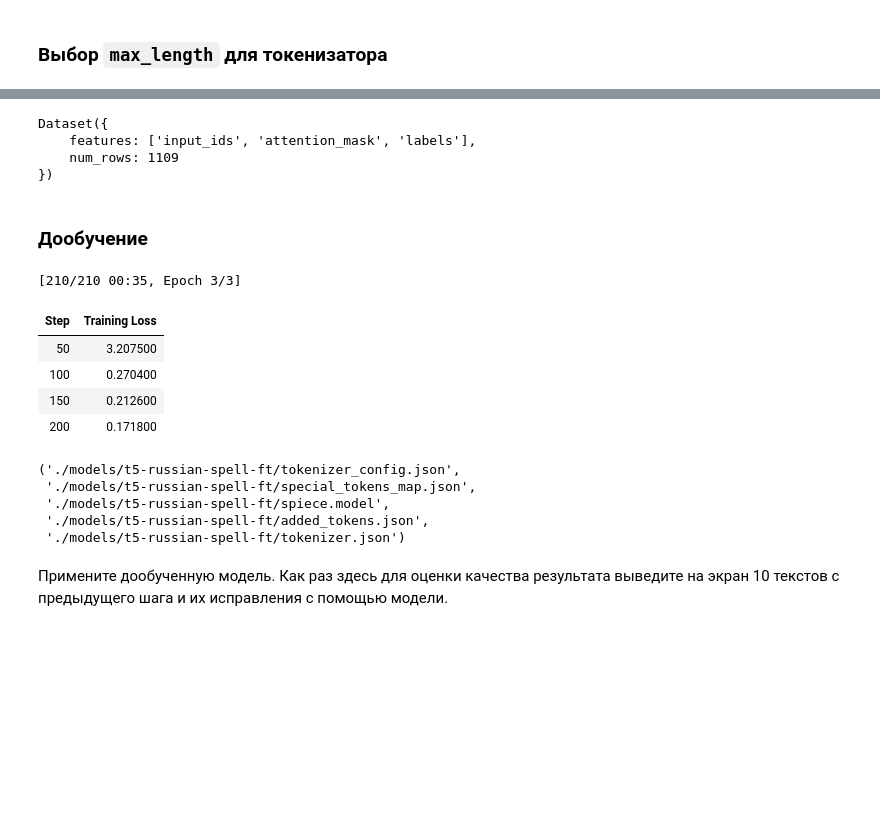
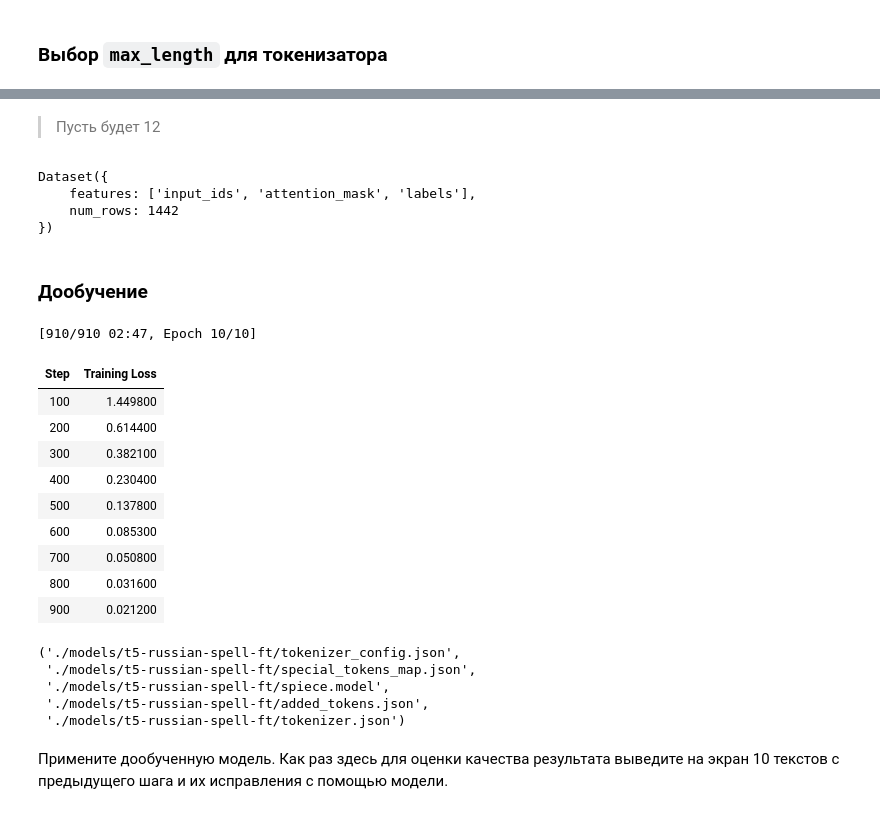
Before and after one commit to psaw/GM-HSE-AI-masters-course, a Jupyter notebook: homeworks/base/GenDL_HT1_base.ipynb, the cells around one changed output, grey strips where cells are left out. Drawn from its saved outputs; the diff is of its cells as text; code cells hidden in the pictures; blank space fills up the shorter version.

Commit message:
Step 6 - WIP

```diff
--- a/homeworks/base/GenDL_HT1_base.ipynb
+++ b/homeworks/base/GenDL_HT1_base.ipynb
@@ -306,22 +339,14 @@ print("Все файлы обработаны!")
 # %%
 import random
 
-# фильтруем файлы от последующих шагов
-txt_files = [
-    f for f in DATA_ROOT.rglob("*.txt") if not f.name.endswith("_t5.txt") and not f.name.endswith("_t5_ft.txt")
-]
-sample_txt_files = random.sample(txt_files, k=min(10, len(txt_files)))
+sample_txt_files = random.sample(created_files, k=min(10, len(created_files)))
 
 print("10 случайных транскрипций:")
 print("=" * 50)
 
 for txt_file in sample_txt_files:
-    with open(txt_file, "r", encoding="utf-8") as f:
-        transcription = f.read().strip()
-
-    print(f"Файл: {txt_file.name}")
-    print(f"Транскрипция: {transcription}")
-    print("-" * 40)
+    transcription = txt_file.read_text(encoding='utf-8').strip()
+    print(f"{txt_file.name} : {transcription}")
 # %% [output]
 10 случайных транскрипций:
 ==================================================
@@ -554,0 +646,8 @@ def parse_generated_pairs(text):
+# %%
+# test
+json_response = generate_spell_correction_pairs(10)
+if json_response:
+    pairs = parse_structured_pairs(json_response)
+    print(f"Получено {len(pairs)} пар:")
+    for error, correction in pairs[:5]:
+        print(f"{error} => {correction}")
@@ -613,0 +720,8 @@ random.sample(all_pairs, k=min(10, len(all_pairs)))
+# %%
+# собираем сохраненные промежуточные файлы
+# на моем сервере сохранены несколько файлов, поэтому массив уже 1500+ пар
+all_pairs = []
+for file in Path(".").glob("all_pairs*.json"):
+    all_pairs.extend(json.loads(file.read_text(encoding="utf-8")))
+
+print(f"Итого собрано {len(all_pairs)} пар")
@@ -827,5 +933,7 @@ plt.show()
+# %% [markdown]
+> Пусть будет 12
 # %%
-MAX_LENGTH = 16
+MAX_LENGTH = 12
 # Токенизация
 def preprocess_batch(batch):
     model_inputs = t5_ft_tokenizer(
@@ -849,12 +957,12 @@ dataset_2_tok = dataset_2.map(
     batched=True,
     remove_columns=['input', 'target', '__index_level_0__']
 )
+
+dataset_2_tok['train']
+# %% [output]
+Dataset({
+    features: ['input_ids', 'attention_mask', 'labels'],
+    num_rows: 1442
+})
-# %%
-dataset_2_tok['train']
-# %% [output]
-Dataset({
-    features: ['input_ids', 'attention_mask', 'labels'],
-    num_rows: 1109
-})
 # %% [markdown]
 ### Дообучение
@@ -863,4 +969,6 @@ dataset.set_format(type='torch', device='cuda')
 # %%
+dataset.set_format(type='torch', device='cuda')
+
 # Data collator
 data_collator = DataCollatorForSeq2Seq(
     tokenizer=t5_ft_tokenizer,
@@ -874,45 +982,50 @@ output_dir = "./models/t5-russian-spell-ft"
 training_args = Seq2SeqTrainingArguments(
     output_dir=output_dir,
     overwrite_output_dir=True,
-    num_train_epochs=3,
+    num_train_epochs=10,
     per_device_train_batch_size=16,
     per_device_eval_batch_size=16,
-    learning_rate=3e-5,
+    learning_rate=1e-3,
     weight_decay=0.01,
     warmup_ratio=0.1,
     lr_scheduler_type="linear",
     save_strategy="epoch",
     logging_strategy="steps",
-    logging_steps=50,
+    logging_steps=100,
     predict_with_generate=True,
     fp16=torch.cuda.is_available(),   # ускорение на GPU
     gradient_accumulation_steps=1,
     report_to=[]                      # без wandb
 )
 
 # Trainer
 trainer = Seq2SeqTrainer(
     model=t5_ft_model,
     args=training_args,
     train_dataset=dataset_2_tok['train'],
     eval_dataset=dataset_2_tok['test'],
     data_collator=data_collator,
     tokenizer=t5_ft_tokenizer,
 )
 
 # Запускаем обучение
 trainer.train()
 
 # Сохраняем дообученную модель
 trainer.save_model(output_dir)
 t5_ft_tokenizer.save_pretrained(output_dir)
 # %% [output]
-[210/210 00:35, Epoch 3/3]
+[910/910 02:47, Epoch 10/10]
 | Step | Training Loss |
-| 50 | 3.207500 |
-| 100 | 0.270400 |
-| 150 | 0.212600 |
-| 200 | 0.171800 |
+| 100 | 1.449800 |
+| 200 | 0.614400 |
+| 300 | 0.382100 |
+| 400 | 0.230400 |
+| 500 | 0.137800 |
+| 600 | 0.085300 |
+| 700 | 0.050800 |
+| 800 | 0.031600 |
+| 900 | 0.021200 |
 ('./models/t5-russian-spell-ft/tokenizer_config.json',
  './models/t5-russian-spell-ft/special_tokens_map.json',
  './models/t5-russian-spell-ft/spiece.model',
```
Also changed, not shown: parts of 53 cells of this notebook.
